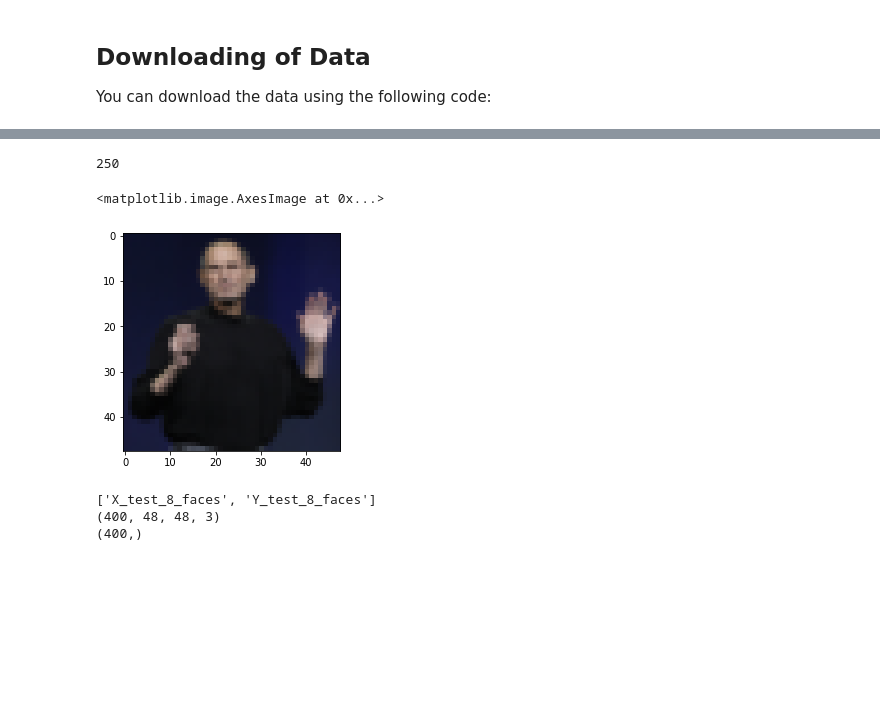
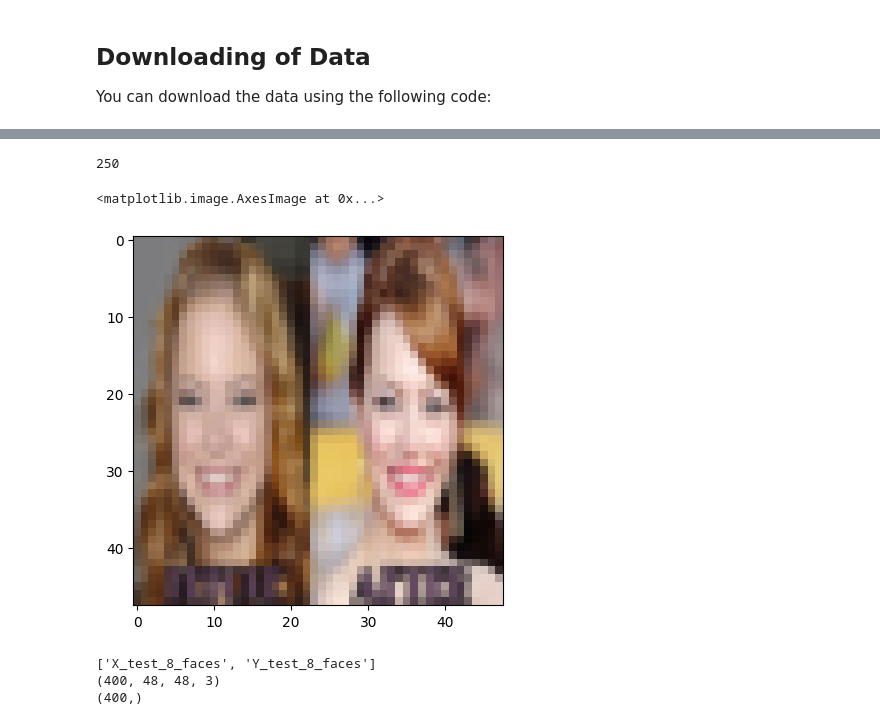
Before and after one commit to TypMitSchnurrbart/ws24_machine_learning, a Jupyter notebook: DL_Aufgabe2/cl_cnn_faces_nolsg.ipynb, the cells around one changed output, grey strips where cells are left out. Saved outputs shown, nothing was run; the diff lists cells and outputs as text; code cells hidden in the pictures; blank space fills up the shorter version.

```diff
--- a/DL_Aufgabe2/cl_cnn_faces_nolsg.ipynb
+++ b/DL_Aufgabe2/cl_cnn_faces_nolsg.ipynb
@@ -28,13 +29,14 @@ print(h5f_X.keys())
 
 print(h5f_X["X_train_8_faces"])
 
-X_train = h5f_X['X_train_8_faces'].value
+X_train = h5f_X['X_train_8_faces'][:]
 print(X_train.shape)
-Y_train = h5f_X['Y_train_8_faces'].value
+print(X_train[0][0])
+Y_train = h5f_X['Y_train_8_faces'][:]
 print(Y_train.shape)
-X_valid = h5f_X['X_valid_8_faces'].value
+X_valid = h5f_X['X_valid_8_faces'][:]
 print(X_valid.shape)
-Y_valid = h5f_X['Y_valid_8_faces'].value
+Y_valid = h5f_X['Y_valid_8_faces'][:]
 print(Y_valid.shape, X_valid.dtype)
 # %% [output]
 <KeysViewHDF5 ['X_train_8_faces', 'X_valid_8_faces', 'Y_train_8_faces', 'Y_valid_8_faces']>
@@ -43,20 +59,20 @@ AttributeError: 'Dataset' object has no attribute 'value'
 # %%
 n = 0 #Miranda Cosgrove
 n = 1 #Chris Martin (singer)
 n = 2 #Emma Stone (actress)
 n = 3 #Jamie Foxx (actor)
 n = 4 #Steve Jobs (entrepreneur)
 n = 5 #Zac Efron (actor)
 n = 6 #Sandra Oh (actress)
 n = 7 #Taryn Manning (actress)
-n = 4
+n = 2
 idx=np.reshape(np.where(Y_train[0:len(Y_train)]==n),(250))
 print(len(Y_train[idx]))
 plt.imshow(np.asarray(X_train[idx][0],dtype="uint8"))
 # %% [output]
 250
 <matplotlib.image.AxesImage at 0x...>
-[figure, old version]
+[figure, new version]
 # %%
 #Downloading the data, if it does not exist
 if not os.path.isfile('8_faces_test.hdf5'):
```
Also changed, not shown: parts of 6 cells of this notebook.
